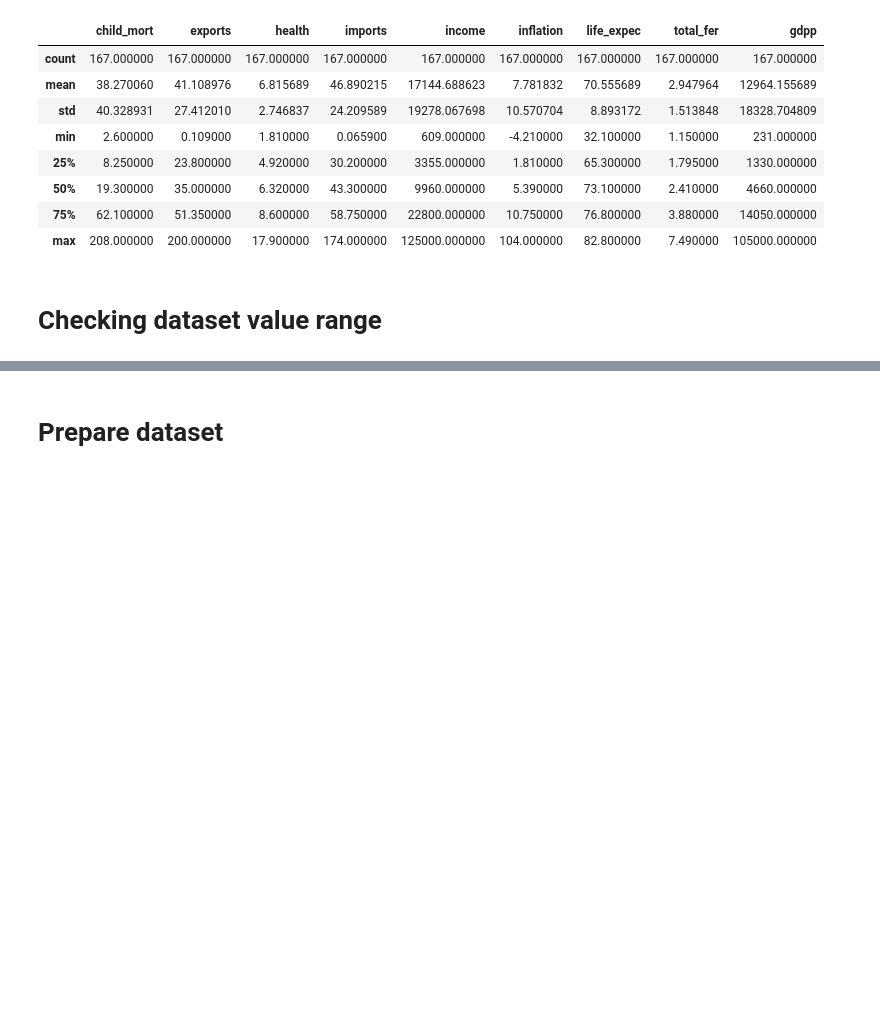
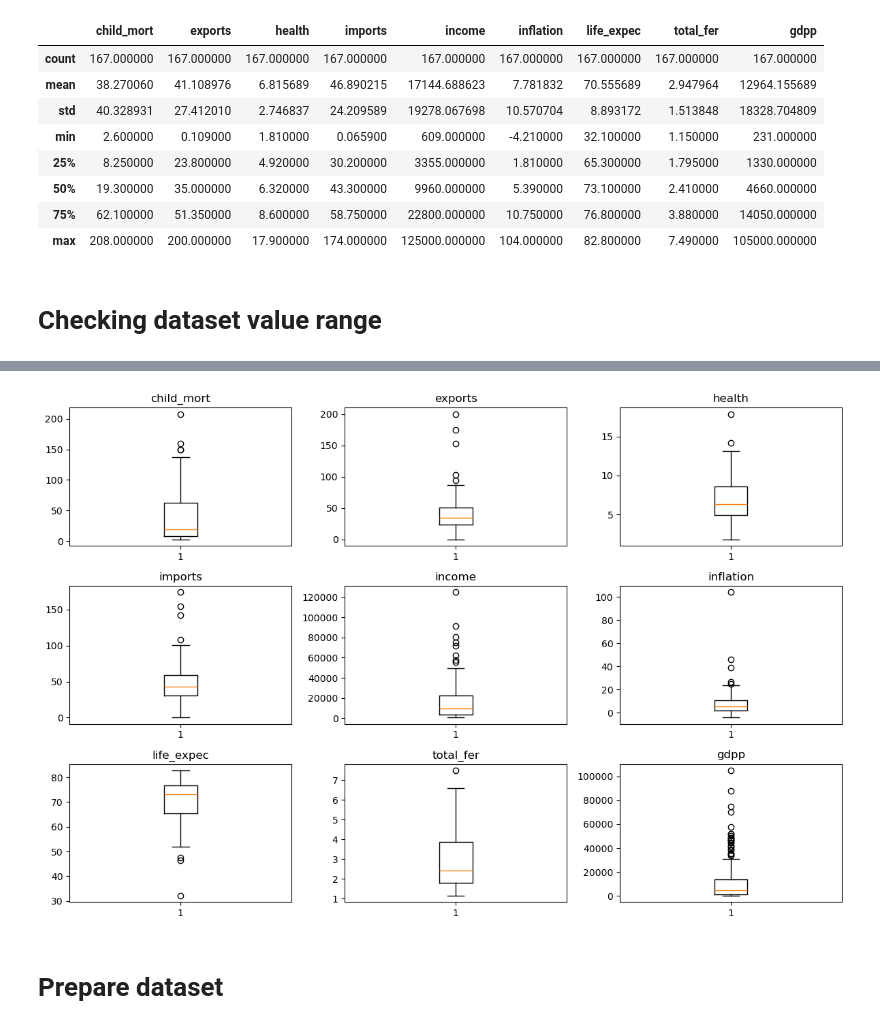
Before and after one commit to LuizTokuhara/clustering, a Jupyter notebook: notebooks/country-data-kmeans.ipynb, the cells around one changed output, grey strips where cells are left out. Saved outputs shown, nothing was run; the diff lists cells and outputs as text; code cells hidden in the pictures; blank space fills up the shorter version.

```diff
--- a/notebooks/country-data-kmeans.ipynb
+++ b/notebooks/country-data-kmeans.ipynb
@@ -67,3 +69,23 @@ plt.show()
+# %%
+num_cols = df.select_dtypes(include=['number']).columns
+
+num_cols = df.select_dtypes(include=['number']).columns
+num_plots = len(num_cols)  # Get the number of numerical columns
+
+rows = (num_plots // 3) + (num_plots % 3 > 0)  # Integer division and remainder check
+cols = min(3, num_plots)  # Ensure at most 3 columns
+
+# # Create the figure and subplots
+plt.figure(figsize=(12, 8))
+for i, col in enumerate(num_cols):
+    plt.subplot(rows, cols, i+1)
+    plt.boxplot(df[col])
+    plt.title(col)
+
+plt.tight_layout()
+plt.show()
+# %% [output]
+[figure, added]
 # %% [markdown]
 <h1> Prepare dataset
 # %%
```
Also changed, not shown: parts of 8 cells of this notebook.
